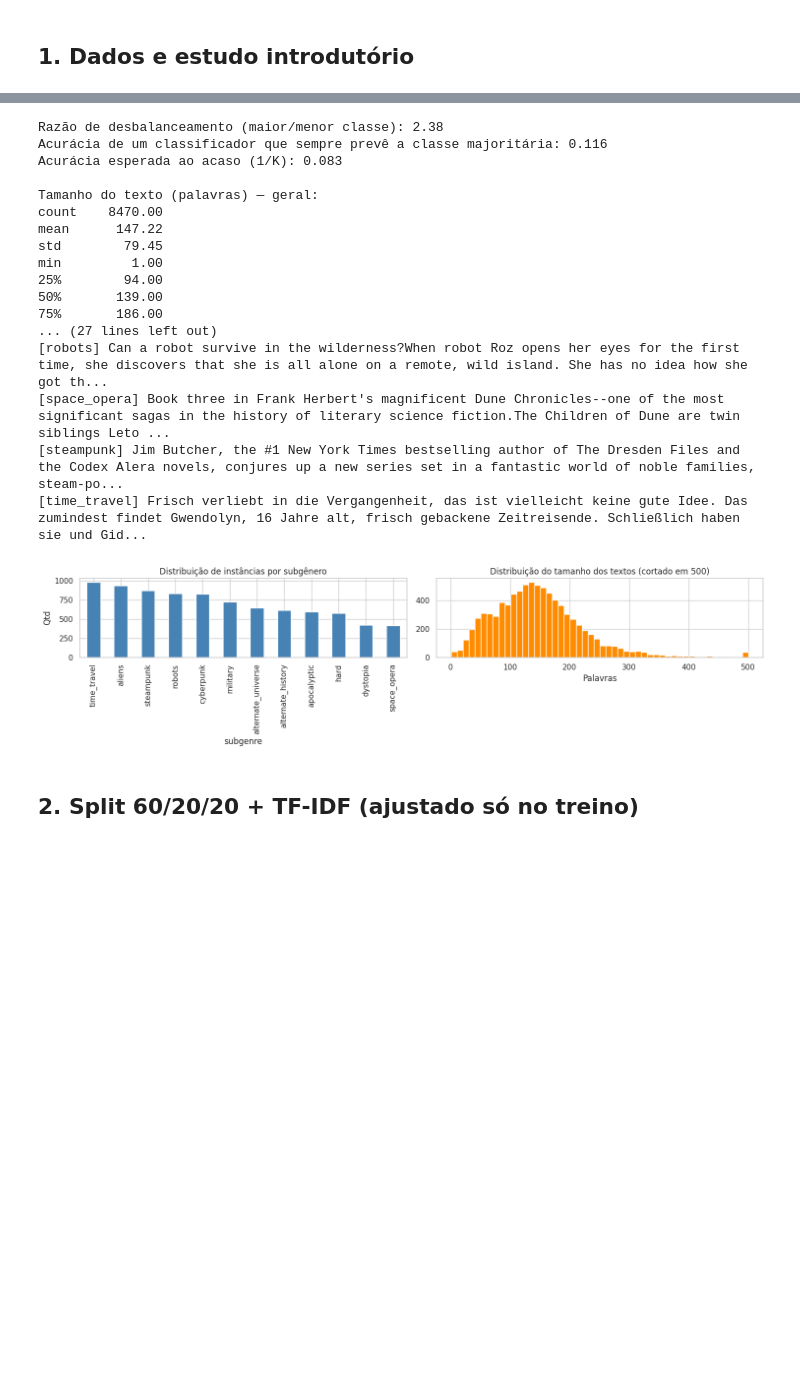
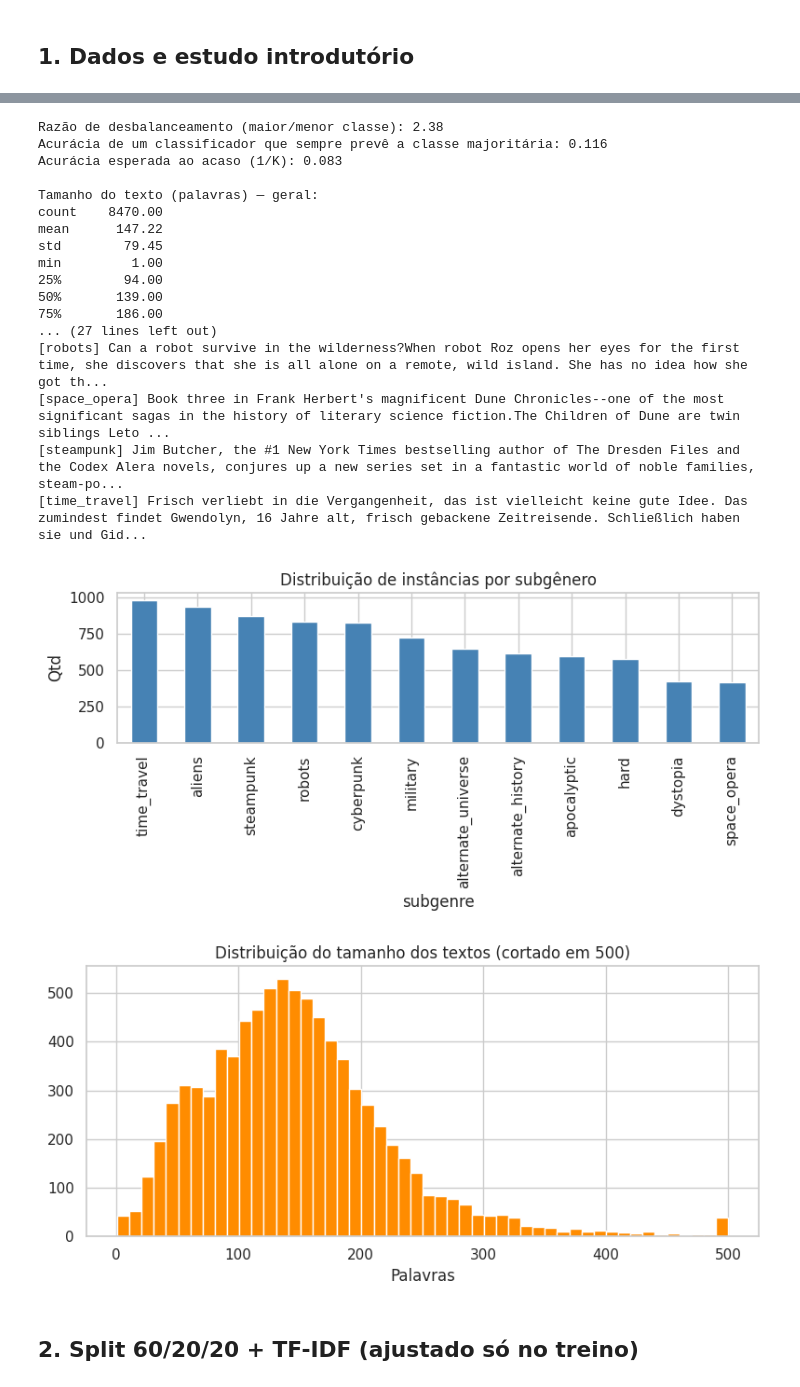
Before and after one commit to Singleeee/T2-IA-Classificacao, a Jupyter notebook: Classification_corrigido.ipynb, the cells around one changed output, grey strips where cells are left out. Drawn from its saved outputs; the diff is of its cells as text; code cells hidden in the pictures; blank space fills up the shorter version.

```diff
--- a/Classification_corrigido.ipynb
+++ b/Classification_corrigido.ipynb
@@ -108,12 +108,26 @@ print("\nExemplos (1 por classe):")
 for sg, g in df.groupby('subgenre'):
     print(f"[{sg}] {g['Book_Description'].iloc[0][:180]}...")
 
-fig, axes = plt.subplots(1, 2, figsize=(15, 4))
-dist['qtd'].plot.bar(ax=axes[0], color='steelblue')
-axes[0].set_title('Distribuição de instâncias por subgênero'); axes[0].set_ylabel('Qtd')
-axes[1].hist(df['tamanho_texto'].clip(upper=500), bins=50, color='darkorange')
-axes[1].set_title('Distribuição do tamanho dos textos (cortado em 500)'); axes[1].set_xlabel('Palavras')
-plt.tight_layout(); plt.show()
+plt.figure(figsize=(8, 4))
+dist['qtd'].plot.bar(color='steelblue')
+plt.title('Distribuição de instâncias por subgênero')
+plt.ylabel('Qtd')
+plt.tight_layout()
+plt.show()
+
+plt.figure(figsize=(8, 4))
+plt.hist(df['tamanho_texto'].clip(upper=500), bins=50, color='darkorange')
+plt.title('Distribuição do tamanho dos textos (cortado em 500)')
+plt.xlabel('Palavras')
+plt.tight_layout()
+plt.show()
+
+# fig, axes = plt.subplots(1, 2, figsize=(15, 4))
+# dist['qtd'].plot.bar(ax=axes[0], color='steelblue')
+# axes[0].set_title('Distribuição de instâncias por subgênero'); axes[0].set_ylabel('Qtd')
+# axes[1].hist(df['tamanho_texto'].clip(upper=500), bins=50, color='darkorange')
+# axes[1].set_title('Distribuição do tamanho dos textos (cortado em 500)'); axes[1].set_xlabel('Palavras')
+# plt.tight_layout(); plt.show()
 # %% [output]
 === Qualidade dos dados ===
 Linhas lidas (CSV):                      14974
@@ -129,34 +143,35 @@ Instâncias: 8470 | Classes: 12
 | subgenre |  |  |
 | time_travel | 986 | 11.64 |
 | aliens | 937 | 11.06 |
 | steampunk | 874 | 10.32 |
 | robots | 835 | 9.86 |
 | cyberpunk | 830 | 9.80 |
 | military | 727 | 8.58 |
 | alternate_universe | 651 | 7.69 |
 | alternate_history | 615 | 7.26 |
 | apocalyptic | 600 | 7.08 |
 | hard | 576 | 6.80 |
 | dystopia | 424 | 5.01 |
 | space_opera | 415 | 4.90 |
 Razão de desbalanceamento (maior/menor classe): 2.38
 Acurácia de um classificador que sempre prevê a classe majoritária: 0.116
 Acurácia esperada ao acaso (1/K): 0.083
 
 Tamanho do texto (palavras) — geral:
 count    8470.00
 mean      147.22
 std        79.45
 min         1.00
 25%        94.00
 50%       139.00
 75%       186.00
 ... (27 lines left out)
 [robots] Can a robot survive in the wilderness?When robot Roz opens her eyes for the first time, she discovers that she is all alone on a remote, wild island. She has no idea how she got th...
 [space_opera] Book three in Frank Herbert's magnificent Dune Chronicles--one of the most significant sagas in the history of literary science fiction.The Children of Dune are twin siblings Leto ...
 [steampunk] Jim Butcher, the #1 New York Times bestselling author of The Dresden Files and the Codex Alera novels, conjures up a new series set in a fantastic world of noble families, steam-po...
 [time_travel] Frisch verliebt in die Vergangenheit, das ist vielleicht keine gute Idee. Das zumindest findet Gwendolyn, 16 Jahre alt, frisch gebackene Zeitreisende. Schließlich haben sie und Gid...
-[figure, old version]
+[figure, new version]
+[figure, added]
 # %% [markdown]
 ## 2. Split 60/20/20 + TF-IDF (ajustado só no treino)
 # %%
```
Also changed, not shown: parts of 4 cells of this notebook.
